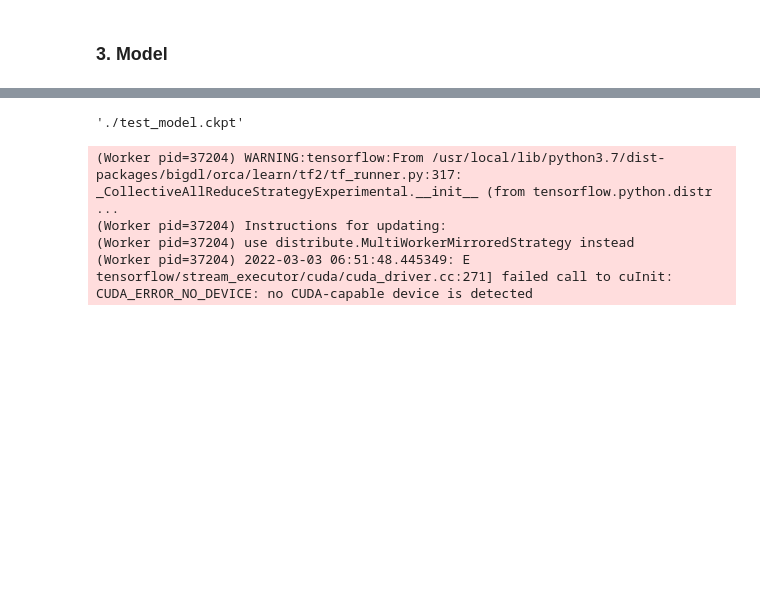
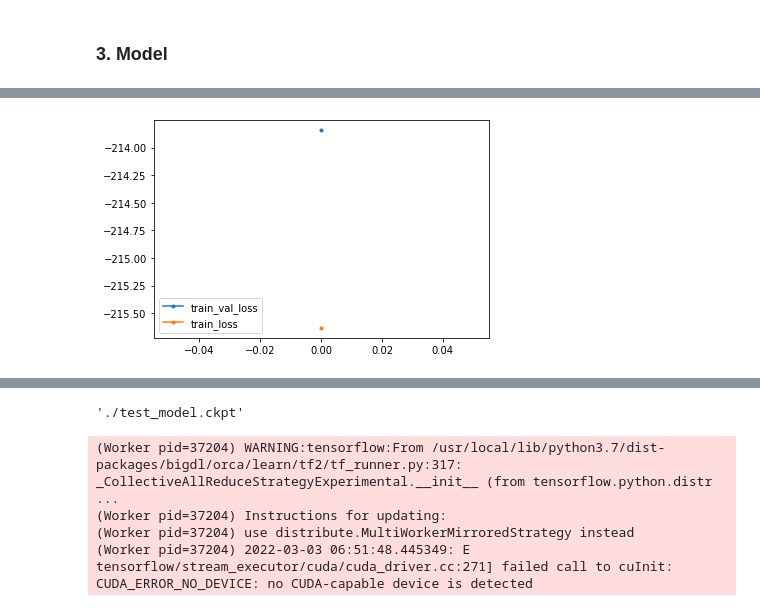
Before and after one commit to nyamashi/BigDL-dev, a Jupyter notebook: orca/notebooks/tf2_keras_learning2rank_2.ipynb, the cells around one changed output, grey strips where cells are left out. Drawn from its saved outputs; the diff is of its cells as text; code cells hidden in the pictures; blank space fills up the shorter version.

```diff
--- a/orca/notebooks/tf2_keras_learning2rank_2.ipynb
+++ b/orca/notebooks/tf2_keras_learning2rank_2.ipynb
@@ -899,0 +853,9 @@ only showing top 10 rows
+# %%
+plt.clf()
+for prefix in ["train_val", "train"]:
+    for key in [f"{prefix}_loss"]:
+        plt.plot(get_data(loop_stats, key), marker='.', label=key)
+
+_ = plt.legend(loc="lower left", frameon=True)
+# %% [output]
+[figure, added]
```
Also changed, not shown: parts of 65 cells of this notebook.
